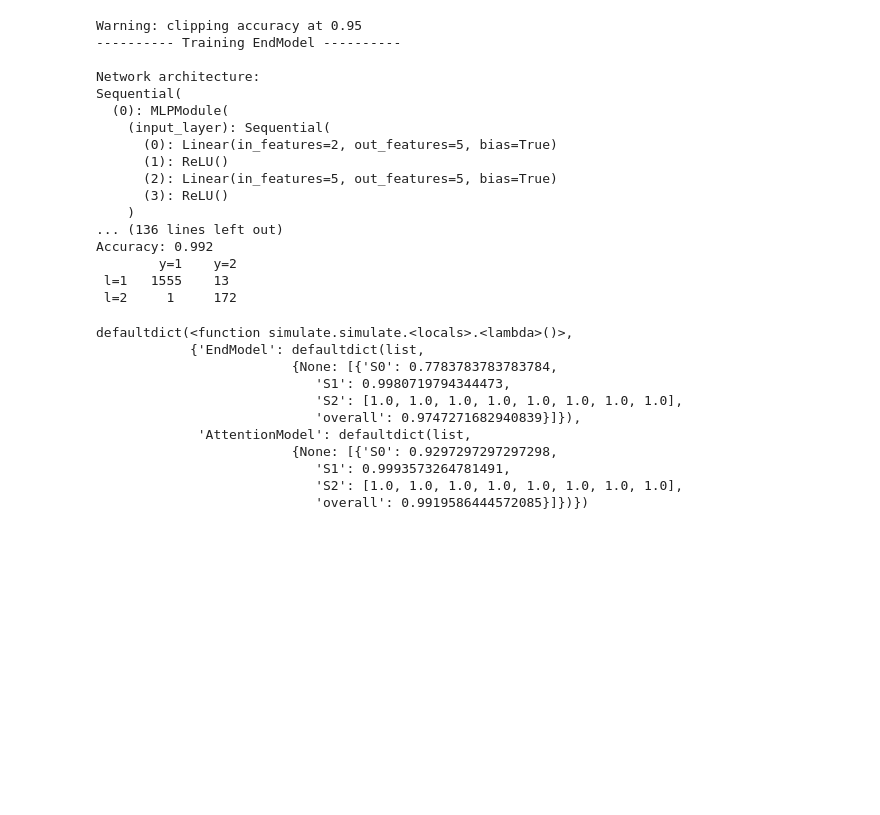
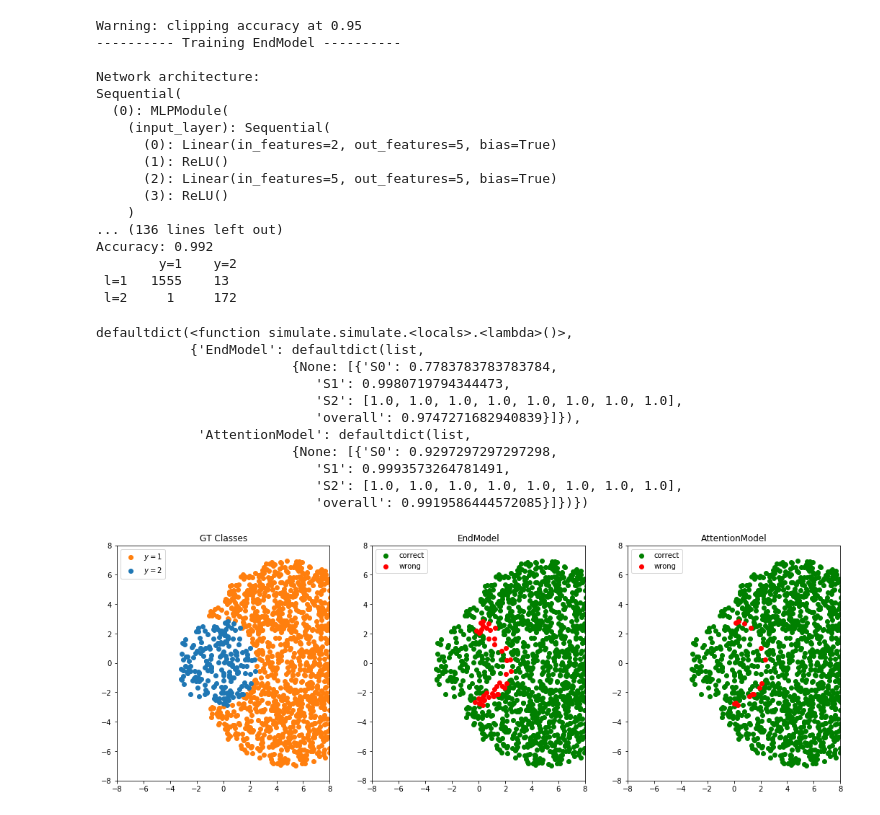
Before and after one commit to tsy935/metal, a Jupyter notebook: metal/contrib/slicing/synthetics/synthetics-sandbox.ipynb, the cells around one changed output. Drawn from its saved outputs; the diff is of its cells as text; code cells hidden in the pictures; blank space fills up the shorter version.

Commit message:
visualize predictions

```diff
--- a/metal/contrib/slicing/synthetics/synthetics-sandbox.ipynb
+++ b/metal/contrib/slicing/synthetics/synthetics-sandbox.ipynb
@@ -359,8 +359,8 @@ experiment_config['train_kwargs']['l2'] = 0
 experiment_config['train_kwargs']['lr'] = 0.001
 experiment_config['train_kwargs']['n_epochs'] = 40
 experiment_config['seed'] = 111
-scores = \
-    simulate(config, generate_simple_data, experiment_config, model_configs)
+scores, trained_models = \
+    simulate(config, generate_simple_data, experiment_config, model_configs, return_trained=True)
 scores
 # %% [output]
 Simulating: None=None
@@ -394,3 +394,8 @@ defaultdict(<function simulate.simulate.<locals>.<lambda>()>,
                             'S1': 0.9993573264781491,
                             'S2': [1.0, 1.0, 1.0, 1.0, 1.0, 1.0, 1.0, 1.0],
                             'overall': 0.9919586444572085}]})})
+# %%
+from visualization_utils import compare_prediction_plots
+compare_prediction_plots((X_test, Y_test), trained_models['EndModel'], trained_models['AttentionModel'])
+# %% [output]
+[figure, added]
```
Also changed, not shown: 2 other files.
